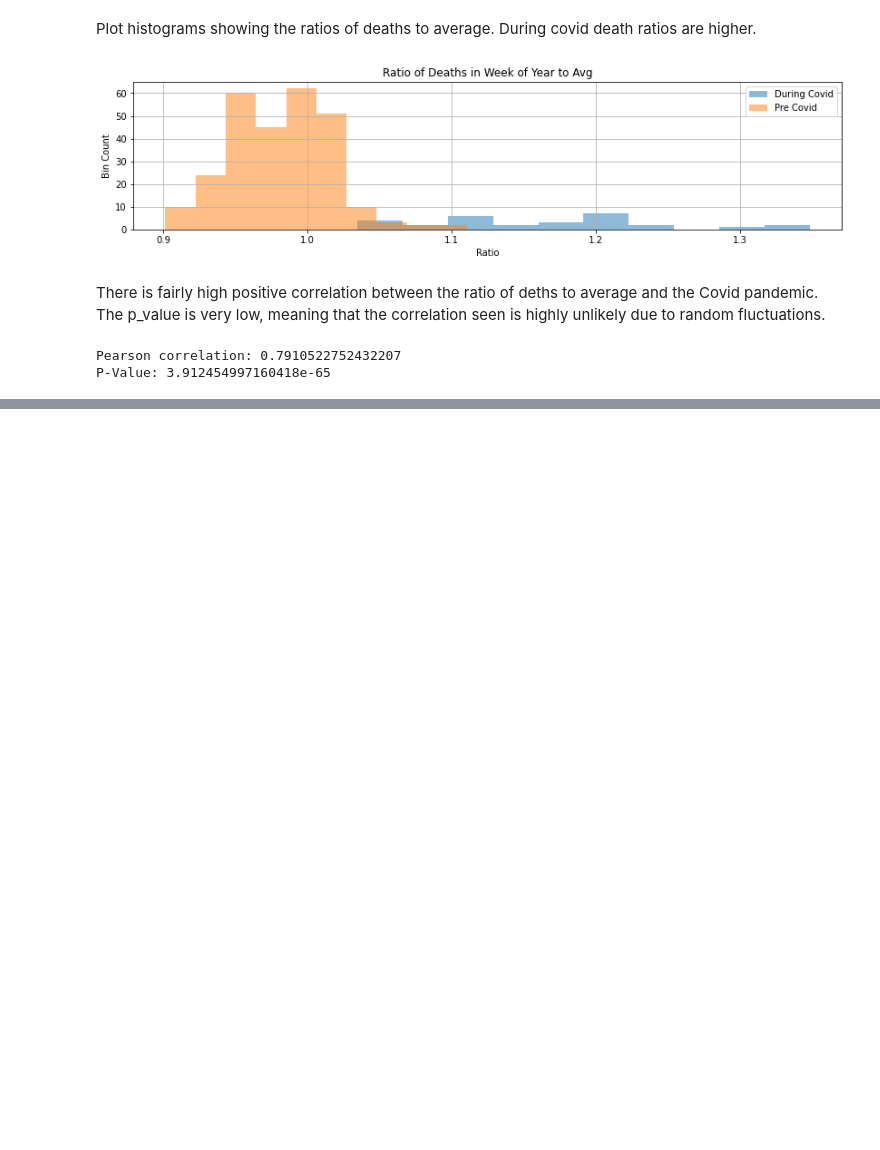
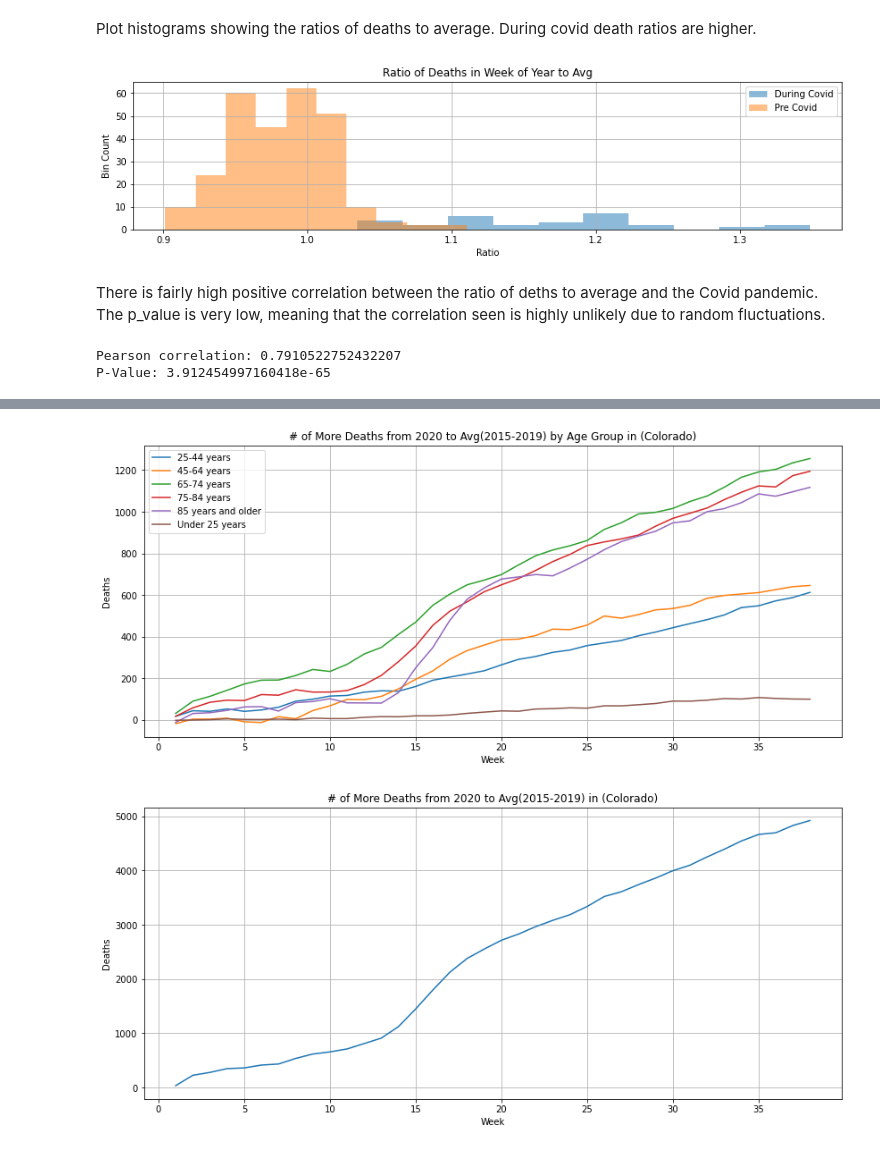
Before and after one commit to castle8080/castle_analysis, a Jupyter notebook: us_deaths/NaturalCauseDeaths-ByAgeGroup.ipynb, the cells around one changed output, grey strips where cells are left out. Drawn from its saved outputs; the diff is of its cells as text; code cells hidden in the pictures; blank space fills up the shorter version.

Commit message:
Look at states.

```diff
--- a/us_deaths/NaturalCauseDeaths-ByAgeGroup.ipynb
+++ b/us_deaths/NaturalCauseDeaths-ByAgeGroup.ipynb
@@ -254,0 +257,20 @@ P-Value: 3.912454997160418e-65
+# %%
+# Filter out the rows that were 1) predictions and not actuals, 2) supressed due to data still coming in 3) Include only US, don't look at states individually yet.
+deaths_df_cl_st = deaths_df[
+    (deaths_df.Type == 'Unweighted') &
+    (deaths_df.Suppress.isnull()) &
+    (deaths_df['State Abbreviation'] != 'US') &
+    (deaths_df['Week Ending Date'].isin(fully_reported_weeks))
+].copy()
+# %%
+# Add fields for the month and year.
+deaths_df_cl_st['Month'] = deaths_df_cl_st['Week Ending Date'].apply(lambda wed: wed.month)
+deaths_df_cl_st['Year'] = deaths_df_cl_st['Week Ending Date'].apply(lambda wed: wed.year)
+
+# Add the cumulative total in that year for the given age group.
+def year_ag_cumulative(df):
+    df = df.sort_values(by='Week').copy()
+    df['Number of Deaths Cumulative'] = df['Number of Deaths'].cumsum()
+    return df
+
+deaths_df_cl_st = deaths_df_cl_st.groupby(['Year', 'Age Group', 'Jurisdiction']).apply(year_ag_cumulative).reset_index(drop=True)
@@ -254,0 +311,27 @@ P-Value: 3.912454997160418e-65
+# %%
+def view_death_comp_for_state(state):
+    df_st = deaths_df_cl_st_comp[deaths_df_cl_st_comp.Jurisdiction == state]
+    plt.figure(figsize=(14, 6))
+    for ag, ag_df in df_st.groupby(['Age Group']):
+        plt.plot(ag_df.Week, ag_df['Number of Deaths Diff'], label=ag)
+
+    plt.title(f"# of More Deaths from 2020 to Avg(2015-2019) by Age Group in ({state})")
+    plt.ylabel("Deaths")
+    plt.xlabel("Week")
+    plt.legend()
+    plt.grid()
+    plt.show()
+
+    df_st_all = df_st.groupby('Week').sum().reset_index()
+    plt.figure(figsize=(14, 6))
+    plt.title(f"# of More Deaths from 2020 to Avg(2015-2019) in ({state})")
+    plt.plot(df_st_all.Week, df_st_all['Number of Deaths Diff'])
+    plt.ylabel("Deaths")
+    plt.xlabel("Week")
+    plt.grid()
+    plt.show()
+# %%
+view_death_comp_for_state("Colorado")
+# %% [output]
+[figure, added]
+[figure, added]
```
Also changed, not shown: parts of 3 cells of this notebook.
